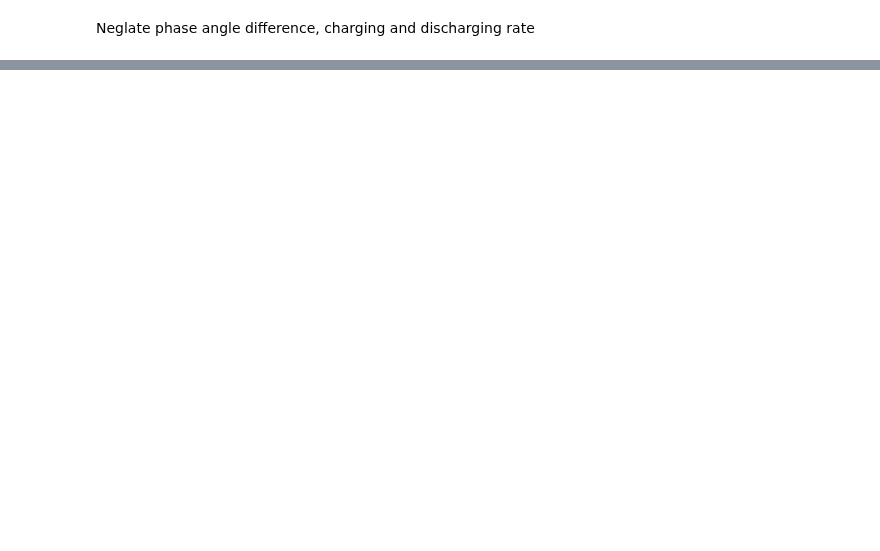
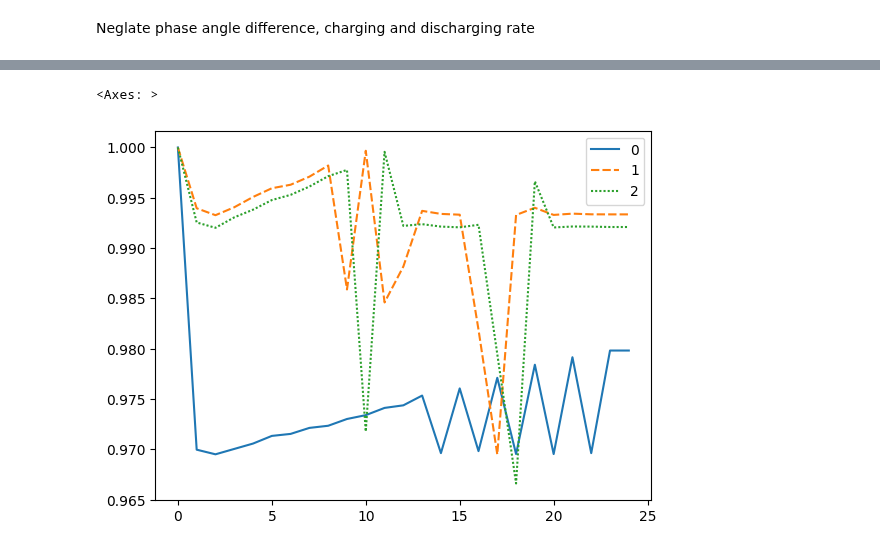
Before and after one commit to chialingyang7718/RL_OPF_EVaware, a Jupyter notebook: Scripts/IPM.ipynb, the cells around one changed output, grey strips where cells are left out. Drawn from its saved outputs; the diff is of its cells as text; code cells hidden in the pictures; blank space fills up the shorter version.

```diff
--- a/Scripts/IPM.ipynb
+++ b/Scripts/IPM.ipynb
@@ -105,0 +159,5 @@ net.storage
+# %%
+sns.lineplot(data= df_soc)
+# %% [output]
+<Axes: >
+[figure, added]
```
Also changed, not shown: parts of 15 cells of this notebook.
